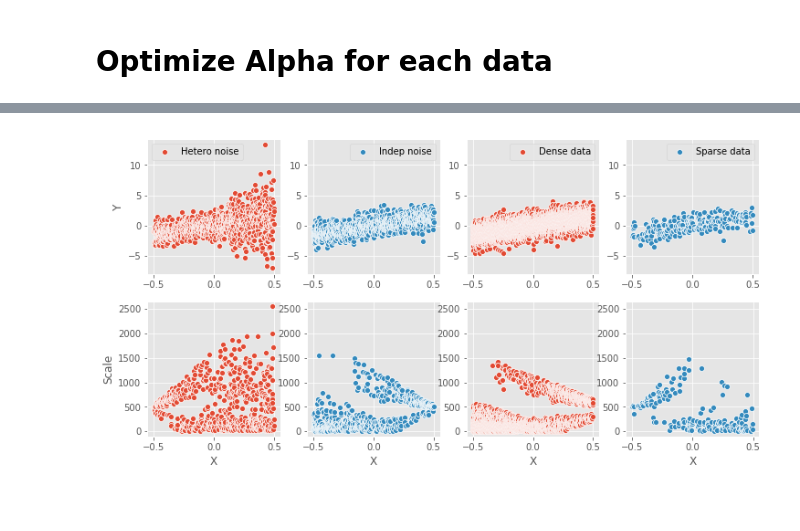
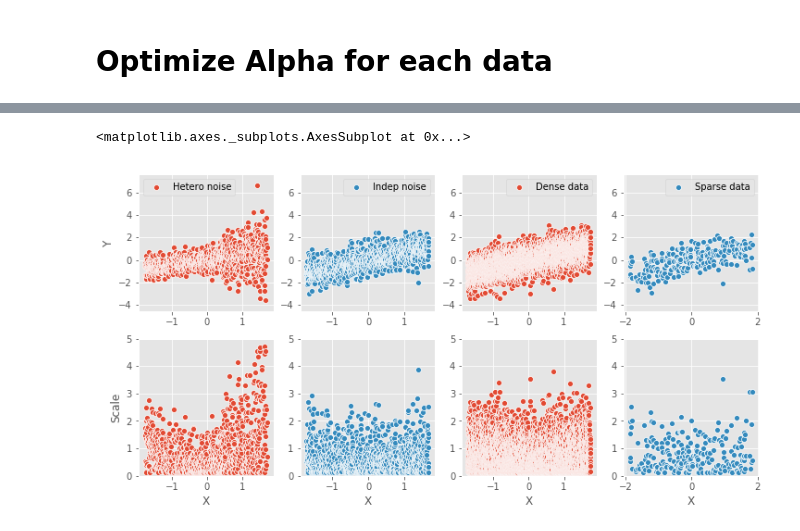
Before and after one commit to Kenta426/heteroscedastic_robust_regression, a Jupyter notebook: notebook/sparse-no-outliers.ipynb, the cells around one changed output, grey strips where cells are left out. Drawn from its saved outputs; the diff is of its cells as text; code cells hidden in the pictures; blank space fills up the shorter version.

```diff
--- a/notebook/sparse-no-outliers.ipynb
+++ b/notebook/sparse-no-outliers.ipynb
@@ -71,6 +74,9 @@ def generate_delta_noise(n:int, x_range:list, delta=10, rate=0.01, beta1=3, beta
     idx = np.random.choice(int(n/5), int(n*rate), replace=False)
     noise[idx]= True
     Y[noise] = npr.normal(beta1*(X[noise]+delta)+beta0)
+    X = scaler(X)
+    Y = scaler(Y)
+
     return X, Y, noise
 # %% [markdown]
 # Heteroskedastic data
@@ -518,6 +520,6 @@ sns.scatterplot(x.data.numpy()[noise_dense], np.exp(alpha_hat_dense)[noise_dense
 # %%
-X_hat_dense = x.data.numpy()[alpha_hat_dense<2]
-noise_dense_hat = noise_dense[alpha_hat_dense<2]
-scale_hat_dense = scale_hat_dense[alpha_hat_dense<2]
-alpha_hat_dense = alpha_hat_dense[alpha_hat_dense<2]
+# X_hat_dense = x.data.numpy()[alpha_hat_dense<2]
+# noise_dense_hat = noise_dense[alpha_hat_dense<2]
+# scale_hat_dense = scale_hat_dense[alpha_hat_dense<2]
+# alpha_hat_dense = alpha_hat_dense[alpha_hat_dense<2]
 # %%
@@ -707,9 +702,0 @@ sns.scatterplot(x.data.numpy()[noise_hetero], np.exp(alpha_hat_hetero)[noise_het
-# %%
-X_hat_hetero = x.data.numpy()[alpha_hat_hetero<2]
-noise_hetero_hat = noise_hetero[alpha_hat_hetero<2]
-scale_hat_hetero = scale_hat_hetero[alpha_hat_hetero<2]
-alpha_hat_hetero = alpha_hat_hetero[alpha_hat_hetero<2]
-
-plt.figure(0, figsize=(4,4))
-sns.scatterplot(X_hat_hetero, alpha_hat_hetero)
-sns.scatterplot(X_hat_hetero[noise_hetero_hat], alpha_hat_hetero[noise_hetero_hat])
@@ -762,46 +747,47 @@ plt.savefig('non_param_alpha_wo_outlier.png')
 # %%
 fig, ax = plt.subplots(2, 4, figsize=(12,6))
 ax[0][0].set_ylabel('Y')
 ax[0][0].set_ylim([min(y_hetero)-1, max(y_hetero)+1])
 sns.scatterplot(x_hetero, y_hetero, label='Hetero noise', color=palette[0], ax=ax[0][0])
-sns.scatterplot(x_hetero[noise_hetero], y_hetero[noise_hetero], label='Outlier', color=palette[2], ax=ax[0][0])
+# sns.scatterplot(x_hetero[noise_hetero], y_hetero[noise_hetero], label='Outlier', color=palette[2], ax=ax[0][0])
 
 ax[0][1].set_ylim([min(y_hetero)-1, max(y_hetero)+1])
 sns.scatterplot(x_indep, y_indep, label='Indep noise', color=palette[1], ax=ax[0][1])
-sns.scatterplot(x_indep[noise_indep], y_indep[noise_indep], label='Outlier', color=palette[2], ax=ax[0][1])
+# sns.scatterplot(x_indep[noise_indep], y_indep[noise_indep], label='Outlier', color=palette[2], ax=ax[0][1])
 
 ax[0][2].set_ylim([min(y_hetero)-1, max(y_hetero)+1])
 sns.scatterplot(x_dense, y_dense, label='Dense data', color=palette[0], ax=ax[0][2])
-sns.scatterplot(x_dense[noise_dense], y_dense[noise_dense], label='Outlier', color=palette[2], ax=ax[0][2])
+# sns.scatterplot(x_dense[noise_dense], y_dense[noise_dense], label='Outlier', color=palette[2], ax=ax[0][2])
 
 ax[0][3].set_ylim([min(y_hetero)-1, max(y_hetero)+1])
 sns.scatterplot(x_sparse, y_sparse, label='Sparse data', color=palette[1], ax=ax[0][3])
-sns.scatterplot(x_sparse[noise_sparse], y_sparse[noise_sparse], label='Outlier', color=palette[2], ax=ax[0][3])
+# sns.scatterplot(x_sparse[noise_sparse], y_sparse[noise_sparse], label='Outlier', color=palette[2], ax=ax[0][3])
 
 ax[1][0].set_ylabel('Scale')
 ax[1][0].set_xlabel('X')
-ax[1][0].set_ylim([-100, max(scale_hat_hetero)+100])
-sns.scatterplot(X_hat_hetero, scale_hat_hetero, color=palette[0], ax=ax[1][0])
-sns.scatterplot(X_hat_hetero[noise_hetero_hat], scale_hat_hetero[noise_hetero_hat], color=palette[2], ax=ax[1][0])
+ax[1][0].set_ylim([0, 5])
+sns.scatterplot(x_hetero, scale_hat_hetero, color=palette[0], ax=ax[1][0])
+# sns.scatterplot(X_hat_hetero[noise_hetero_hat], scale_hat_hetero[noise_hetero_hat], color=palette[2], ax=ax[1][0])
 
 # ax[1][1].set_ylim([1.2, 2.1])
 ax[1][1].set_xlabel('X')
-ax[1][1].set_ylim([-100, max(scale_hat_hetero)+100])
-sns.scatterplot(X_hat_indep, scale_hat_indep, color=palette[1], ax=ax[1][1])
-sns.scatterplot(X_hat_indep[noise_indep_hat], scale_hat_indep[noise_indep_hat], color=palette[2], ax=ax[1][1])
+ax[1][1].set_ylim([0, 5])
+sns.scatterplot(x_indep, scale_hat_indep, color=palette[1], ax=ax[1][1])
+# sns.scatterplot(X_hat_indep[noise_indep_hat], scale_hat_indep[noise_indep_hat], color=palette[2], ax=ax[1][1])
 
 # ax[1][2].set_ylim([1.2, 2.1])
 ax[1][2].set_xlabel('X')
-ax[1][2].set_ylim([-100, max(scale_hat_hetero)+100])
-sns.scatterplot(X_hat_dense, scale_hat_dense, color=palette[0], ax=ax[1][2])
-sns.scatterplot(X_hat_dense[noise_dense_hat], scale_hat_dense[noise_dense_hat], color=palette[2], ax=ax[1][2])
+ax[1][2].set_ylim([0, 5])
+sns.scatterplot(x_dense, scale_hat_dense, color=palette[0], ax=ax[1][2])
+# sns.scatterplot(X_hat_dense[noise_dense_hat], scale_hat_dense[noise_dense_hat], color=palette[2], ax=ax[1][2])
 
 # ax[1][3].set_ylim([1.2, 2.1])
 ax[1][3].set_xlabel('X')
-ax[1][3].set_ylim([-100, max(scale_hat_hetero)+100])
-sns.scatterplot(X_hat_sparse, scale_hat_sparse, color=palette[1], ax=ax[1][3])
-sns.scatterplot(X_hat_sparse[noise_sparse_hat], scale_hat_sparse[noise_sparse_hat], color=palette[2], ax=ax[1][3])
+ax[1][3].set_ylim([0, 5])
+sns.scatterplot(x_sparse, scale_hat_sparse, color=palette[1], ax=ax[1][3])
+# sns.scatterplot(X_hat_sparse[noise_sparse_hat], scale_hat_sparse[noise_sparse_hat], color=palette[2], ax=ax[1][3])
 
-plt.savefig('non_param_scale_wo_outlier.png')
+# plt.savefig('non_param_scale_wo_outlier.png')
 # %% [output]
+<matplotlib.axes._subplots.AxesSubplot at 0x...>
-[figure, old version]
+[figure, new version]
```
Also changed, not shown: parts of 34 cells of this notebook, 5 other files.
